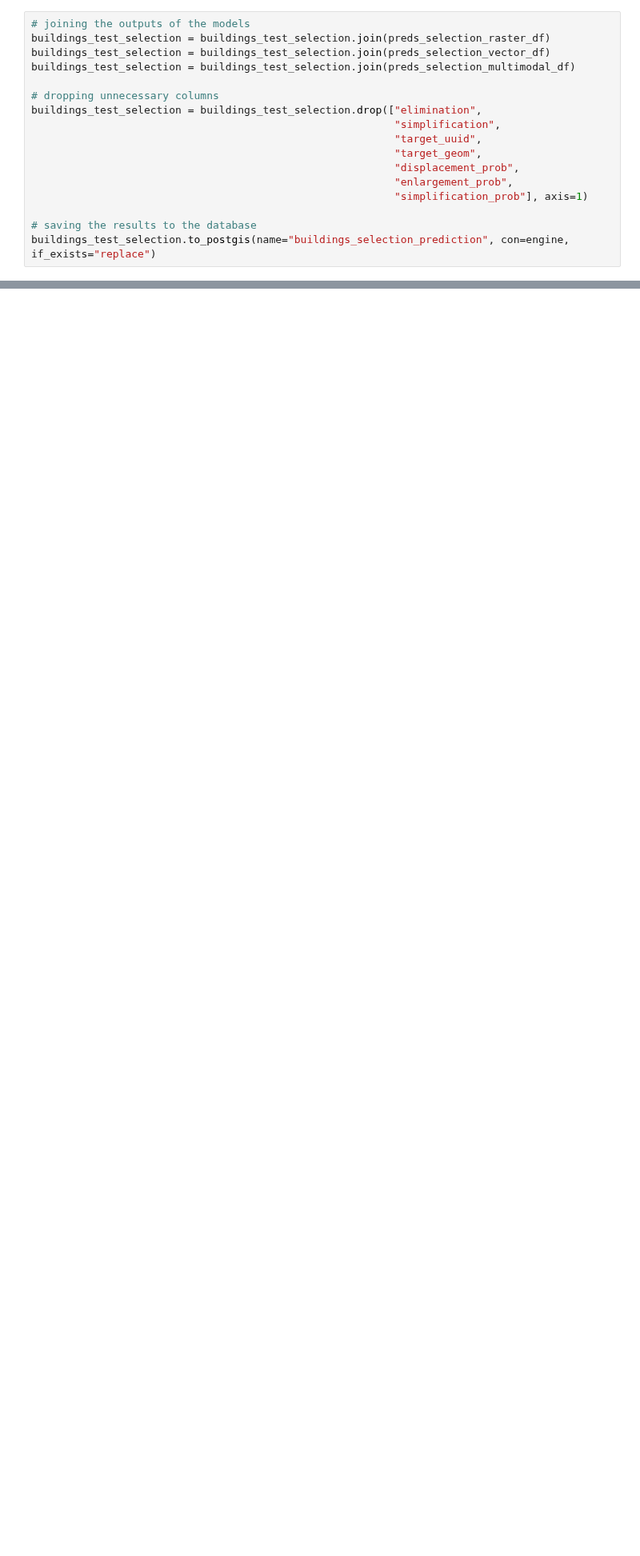
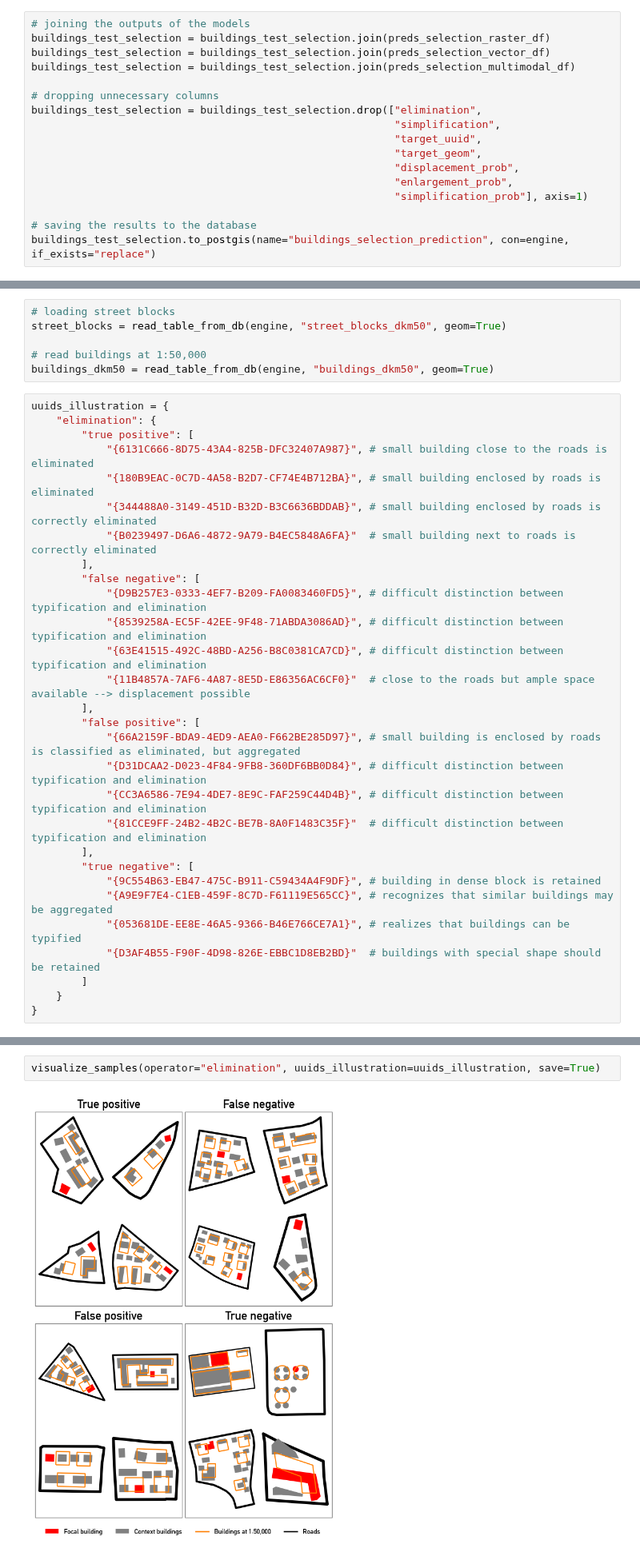
Before and after one commit to jorissenn/genops, a Jupyter notebook: 50_stratification_predictions.ipynb, the cells around one changed output, grey strips where cells are left out. Shown at 80% size. Cells and saved outputs as stored; diff of their text form; blank space fills up the shorter version.

Commit message:
implemented visual evaluation of elimination results

```diff
--- a/50_stratification_predictions.ipynb
+++ b/50_stratification_predictions.ipynb
@@ -237,0 +291,35 @@ buildings_test_selection.to_postgis(name="buildings_selection_prediction", con=e
+# %%
+# loading street blocks
+street_blocks = read_table_from_db(engine, "street_blocks_dkm50", geom=True)
+
+# read buildings at 1:50,000
+buildings_dkm50 = read_table_from_db(engine, "buildings_dkm50", geom=True)
+# %%
+uuids_illustration = {
+    "elimination": {
+        "true positive": [
+            "{6131C666-8D75-43A4-825B-DFC32407A987}", # small building close to the roads is eliminated
+            "{180B9EAC-0C7D-4A58-B2D7-CF74E4B712BA}", # small building enclosed by roads is eliminated
+            "{344488A0-3149-451D-B32D-B3C6636BDDAB}", # small building enclosed by roads is correctly eliminated
+            "{B0239497-D6A6-4872-9A79-B4EC5848A6FA}"  # small building next to roads is correctly eliminated
+        ],
+        "false negative": [
+            "{D9B257E3-0333-4EF7-B209-FA0083460FD5}", # difficult distinction between typification and elimination
+            "{8539258A-EC5F-42EE-9F48-71ABDA3086AD}", # difficult distinction between typification and elimination
+            "{63E41515-492C-48BD-A256-B8C0381CA7CD}", # difficult distinction between typification and elimination
+            "{11B4857A-7AF6-4A87-8E5D-E86356AC6CF0}"  # close to the roads but ample space available --> displacement possible
+        ],
+        "false positive": [
+            "{66A2159F-BDA9-4ED9-AEA0-F662BE285D97}", # small building is enclosed by roads is classified as eliminated, but aggregated
+            "{D31DCAA2-D023-4F84-9FB8-360DF6BB0D84}", # difficult distinction between typification and elimination
+            "{CC3A6586-7E94-4DE7-8E9C-FAF259C44D4B}", # difficult distinction between typification and elimination
+            "{81CCE9FF-24B2-4B2C-BE7B-8A0F1483C35F}"  # difficult distinction between typification and elimination
+        ],
+        "true negative": [
+            "{9C554B63-EB47-475C-B911-C59434A4F9DF}", # building in dense block is retained
+            "{A9E9F7E4-C1EB-459F-8C7D-F61119E565CC}", # recognizes that similar buildings may be aggregated
+            "{053681DE-EE8E-46A5-9366-B46E766CE7A1}", # realizes that buildings can be typified
+            "{D3AF4B55-F90F-4D98-826E-EBBC1D8EB2BD}"  # buildings with special shape should be retained
+        ]
+    }
+}
@@ -237,0 +415,4 @@ buildings_test_selection.to_postgis(name="buildings_selection_prediction", con=e
+# %%
+visualize_samples(operator="elimination", uuids_illustration=uuids_illustration, save=True)
+# %% [output]
+[figure, added]
```
Also changed, not shown: parts of 6 cells of this notebook.
